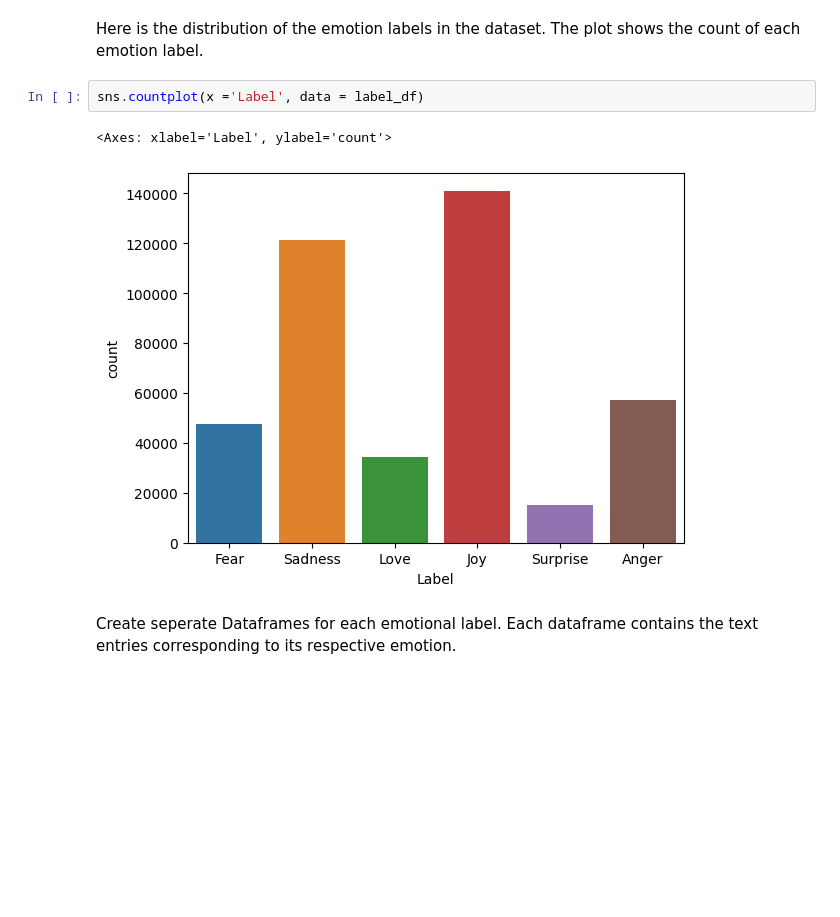
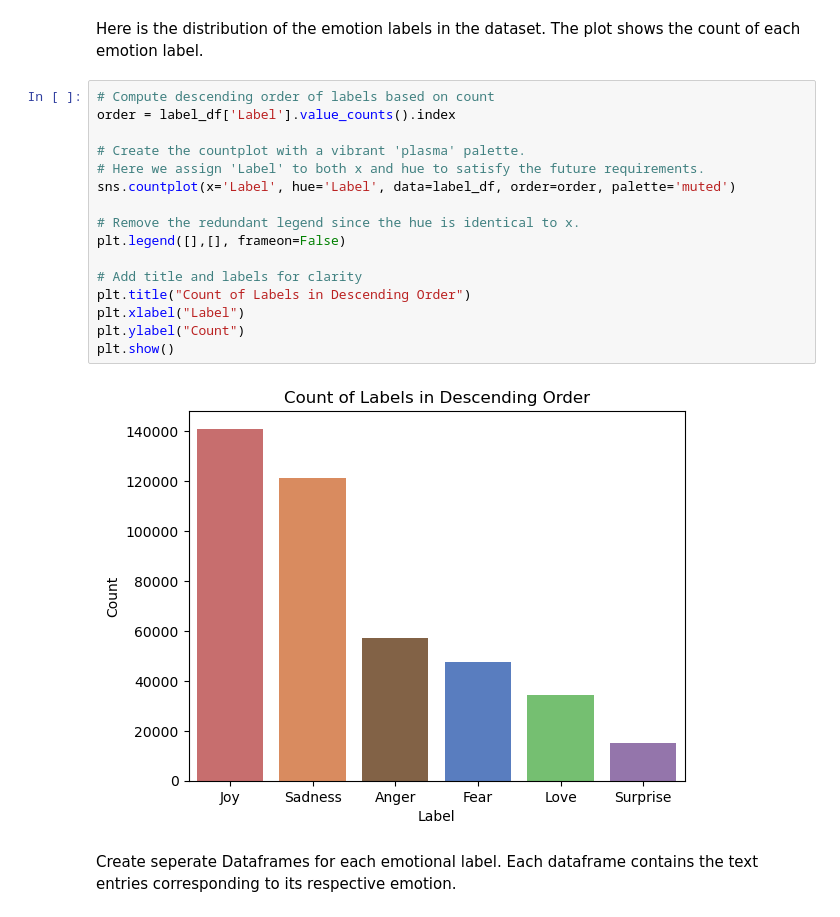
Before and after one commit to johnpospisil/emotion-classification-of-tweets, a Jupyter notebook: emotion-classification-of-tweets.ipynb, the cells around one changed output. Drawn from its saved outputs; the diff is of its cells as text; blank space fills up the shorter version.

```diff
--- a/emotion-classification-of-tweets.ipynb
+++ b/emotion-classification-of-tweets.ipynb
@@ -104,11 +100,24 @@ label_df['Label'] = label_df['Label'].replace(4,'Fear')
 label_df['Label'] = label_df['Label'].replace(5,'Surprise')
 # %% [markdown]
 Here is the distribution of the emotion labels in the dataset. The plot shows the count of each emotion label.
-# %%
-sns.countplot(x ='Label', data = label_df)
-# %% [output]
-<Axes: xlabel='Label', ylabel='count'>
-[figure, removed]
+# %%
+# Compute descending order of labels based on count
+order = label_df['Label'].value_counts().index
+
+# Create the countplot with a vibrant 'plasma' palette.
+# Here we assign 'Label' to both x and hue to satisfy the future requirements.
+sns.countplot(x='Label', hue='Label', data=label_df, order=order, palette='muted')
+
+# Remove the redundant legend since the hue is identical to x.
+plt.legend([],[], frameon=False)
+
+# Add title and labels for clarity
+plt.title("Count of Labels in Descending Order")
+plt.xlabel("Label")
+plt.ylabel("Count")
+plt.show()
+# %% [output]
+[figure, added]
 # %% [markdown]
 Create seperate Dataframes for each emotional label. Each dataframe contains the text entries corresponding to its respective emotion.
 # %%
```
Also changed, not shown: parts of 49 cells of this notebook, 1 other file.
